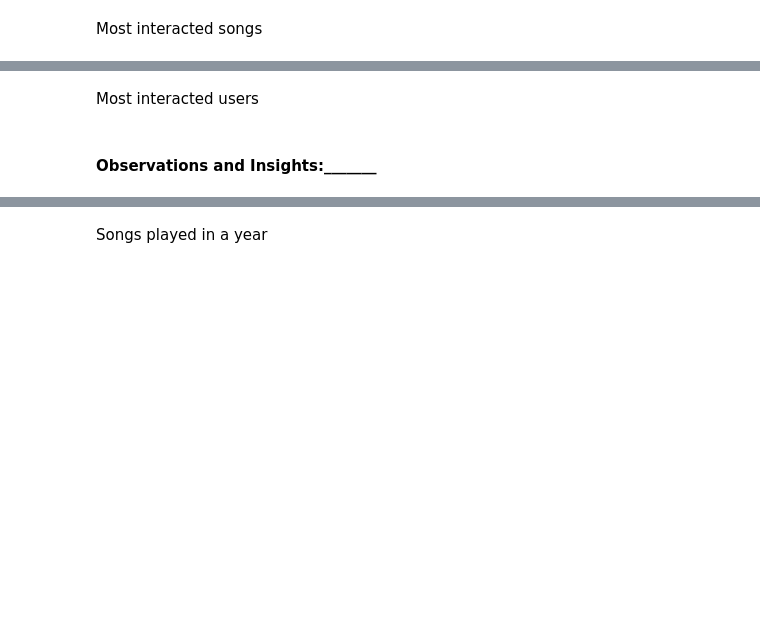
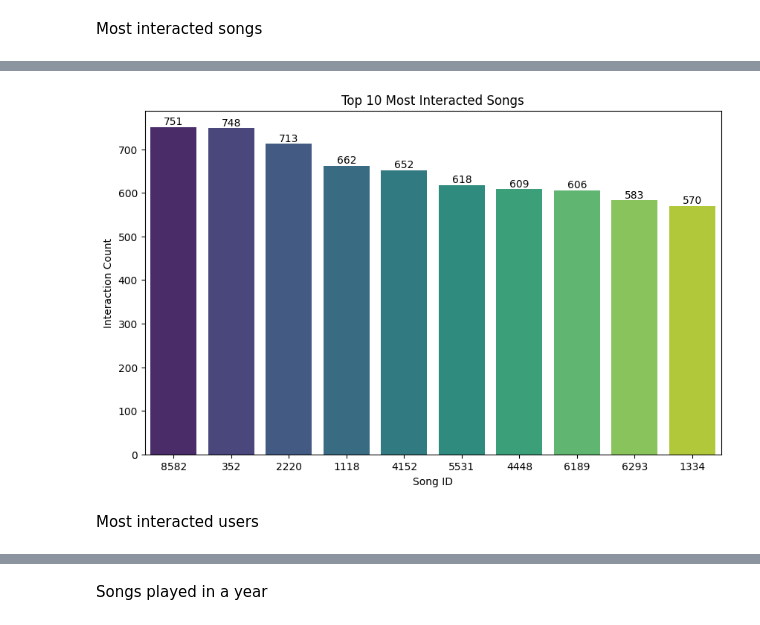
Before and after one commit to eyvonec/MIT_Professional_Education_Project, a Jupyter notebook: Music_Recommendation_System_Full_Code.ipynb, the cells around one changed output, grey strips where cells are left out. Cells and saved outputs as stored; diff of their text form; code cells hidden in the pictures; blank space fills up the shorter version.

```diff
--- a/Music_Recommendation_System_Full_Code.ipynb
+++ b/Music_Recommendation_System_Full_Code.ipynb
@@ -239,0 +252,15 @@ from sklearn.preprocessing import LabelEncoder
+# %%
+# Apply label encoding for "user_id" and "song_id"
+from sklearn.preprocessing import LabelEncoder
+
+# Initialize label encoder
+label_encoder = LabelEncoder()
+
+# Apply label encoding to 'user_id'
+df['user_id'] = label_encoder.fit_transform(df['user_id'].astype(str))
+
+# Apply label encoding to 'song_id'
+df['song_id'] = label_encoder.fit_transform(df['song_id'].astype(str))
+
+# Now 'user_id' and 'song_id' are encoded
+df.head()
@@ -310,3 +409,12 @@ Total number of unique artists
 ### **Let's find out about the most interacted songs and interacted users**
 # %% [markdown]
 Most interacted songs
+# %%
+# Group by 'song_id' and count the number of interactions for each song
+interacted_songs = df_final.groupby('song_id').size().reset_index(name='interaction_count')
+interacted_songs_sorted = interacted_songs.sort_values(by='interaction_count', ascending=False)
+
+# Display the Top 10 most interacted songs
+top_n = 10
+top_interacted_songs = interacted_songs_sorted.head(top_n)
+top_interacted_songs
@@ -313,4 +433,18 @@ Most interacted songs
+# %%
+# Plot the top 10 interacted songs
+plt.figure(figsize=(10, 6))
+ax_song = sns.barplot(x='song_id', y='interaction_count', data=top_interacted_songs, palette='viridis',
+            order=top_interacted_songs['song_id'])
+# Annotate each bar with its interaction count
+for p in ax_song.patches:
+    ax_song.text(p.get_x() + p.get_width() / 2., p.get_height(), '%d' % int(p.get_height()),
+            fontsize=10, color='black', ha='center', va='bottom')
+# Set the other labels
+plt.xlabel('Song ID')
+plt.ylabel('Interaction Count')
+plt.title('Top ' + str(top_n) + ' Most Interacted Songs')
+plt.show()
+# %% [output]
+[figure, added]
 # %% [markdown]
 Most interacted users
-# %% [markdown]
-#### **Observations and Insights:_______**
```
Also changed, not shown: parts of 46 cells of this notebook.
